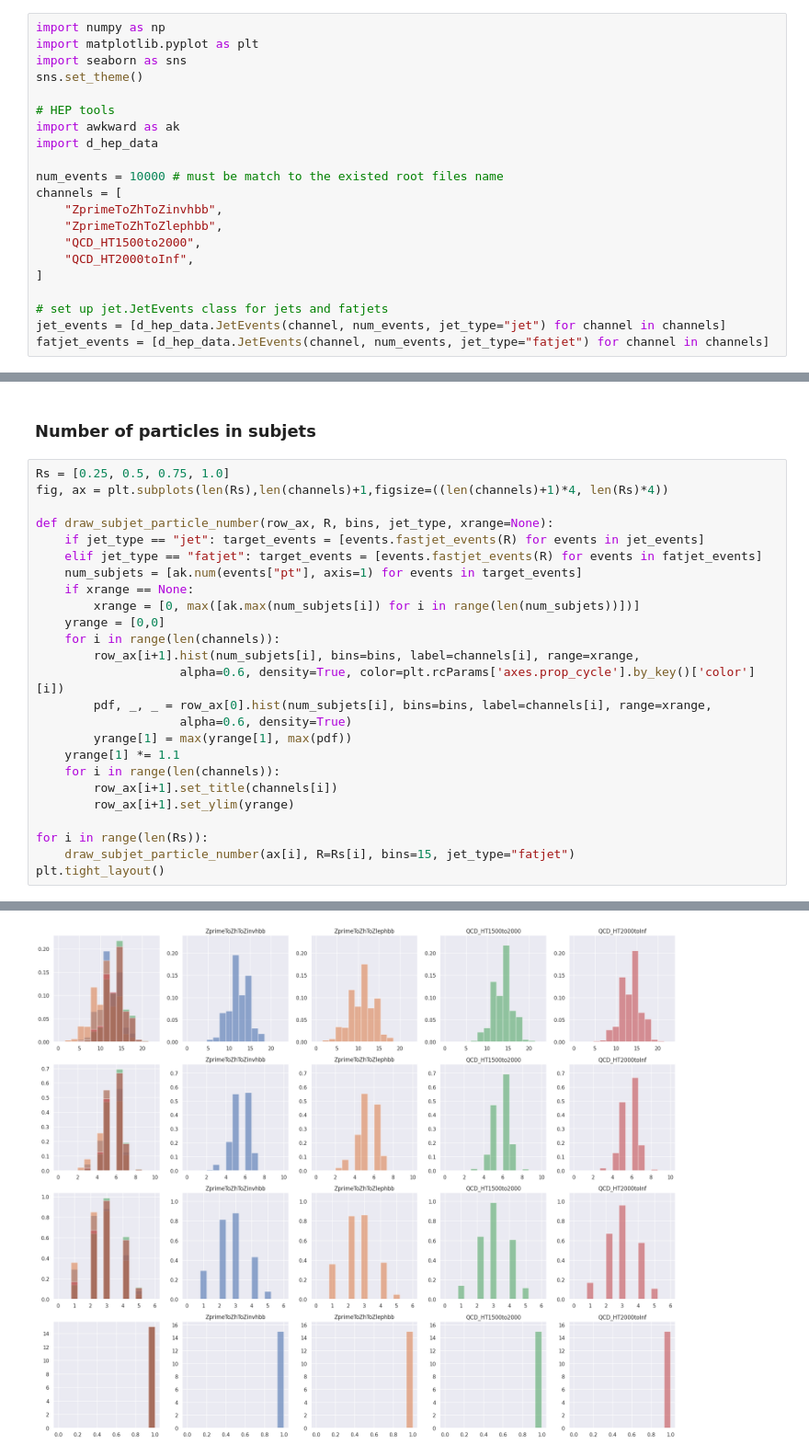
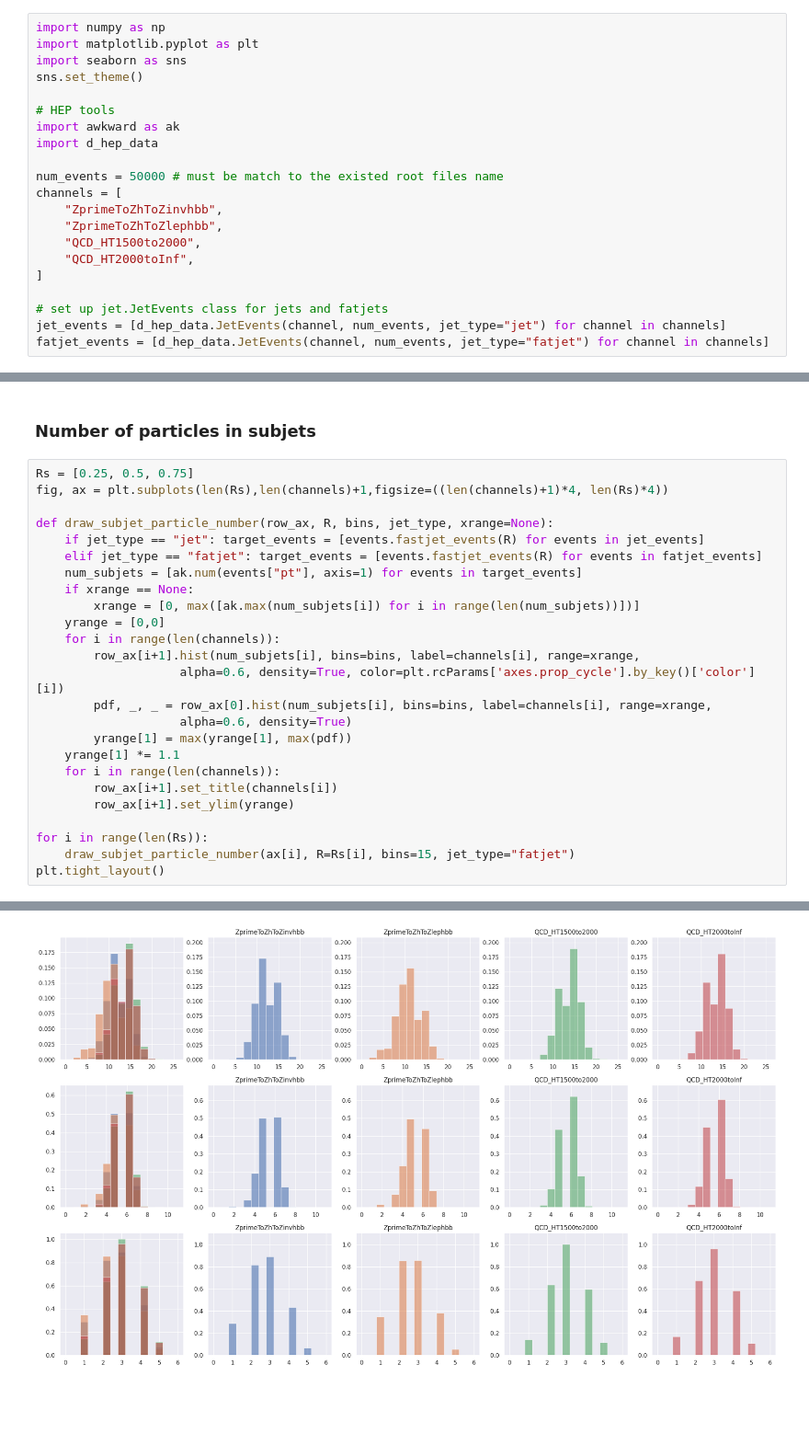
Before and after one commit to maplexgitx0302/QML-CMSSW_2015MiniAOD, a Jupyter notebook: LocalWorkspace/d_jet_info.ipynb, the cells around one changed output, grey strips where cells are left out. Shown: that part at 92% size. Drawn from its saved outputs; the diff is of its cells as text; blank space fills up the shorter version.

```diff
--- a/LocalWorkspace/d_jet_info.ipynb
+++ b/LocalWorkspace/d_jet_info.ipynb
@@ -12,7 +12,7 @@ sns.set_theme()
 import awkward as ak
 import d_hep_data
 
-num_events = 10000 # must be match to the existed root files name
+num_events = 50000 # must be match to the existed root files name
 channels = [
     "ZprimeToZhToZinvhbb",
     "ZprimeToZhToZlephbb",
@@ -104,7 +113,7 @@ plt.tight_layout()
 # %% [markdown]
 ### Number of particles in subjets
 # %%
-Rs = [0.25, 0.5, 0.75, 1.0]
+Rs = [0.25, 0.5, 0.75]
 fig, ax = plt.subplots(len(Rs),len(channels)+1,figsize=((len(channels)+1)*4, len(Rs)*4))
 
 def draw_subjet_particle_number(row_ax, R, bins, jet_type, xrange=None):
@@ -148 +153 @@ DataLog: Finish reclustering QCD_HT2000toInf with anti-kt algorithm.
-[figure, old version]
+[figure, new version]
```
Also changed, not shown: parts of 3 cells of this notebook, 12 other files.
